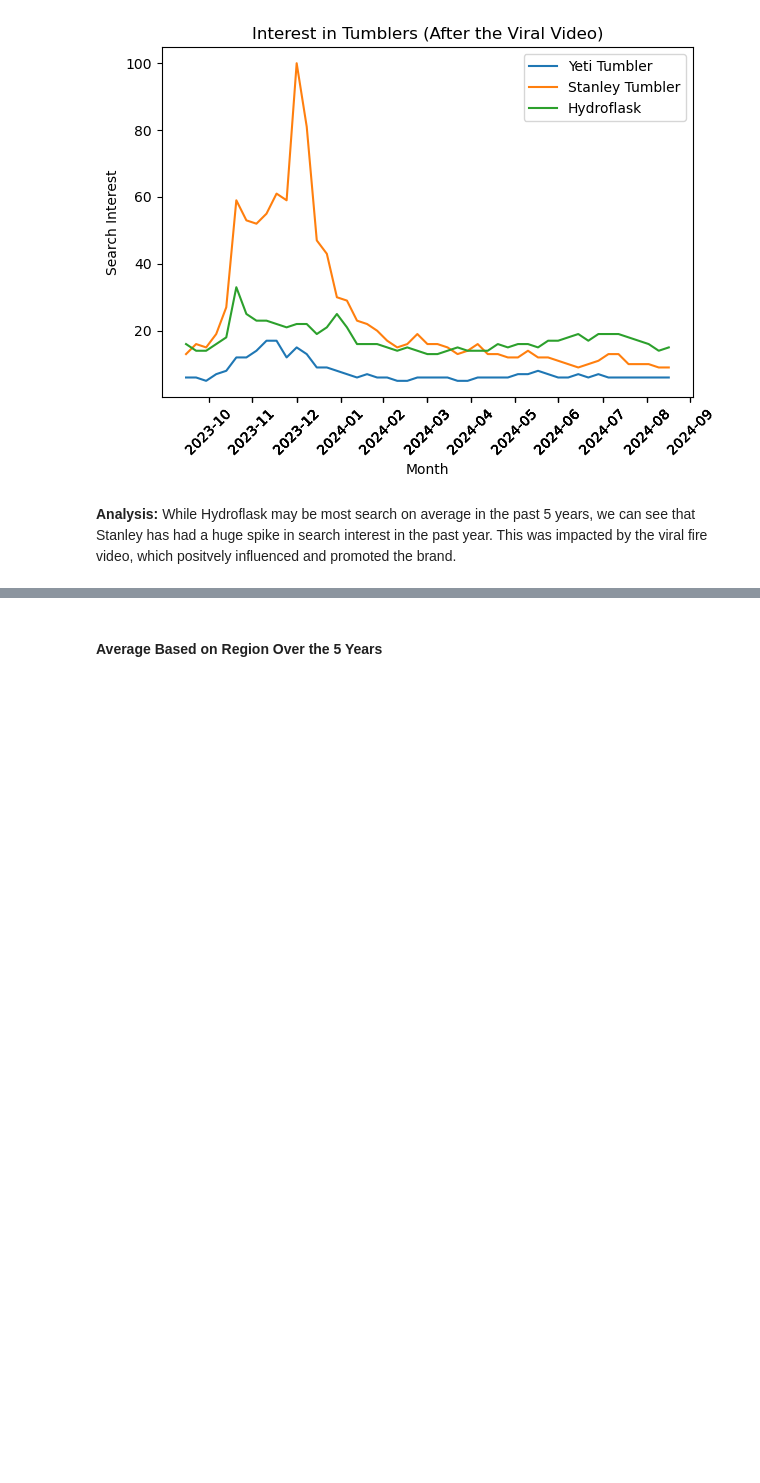
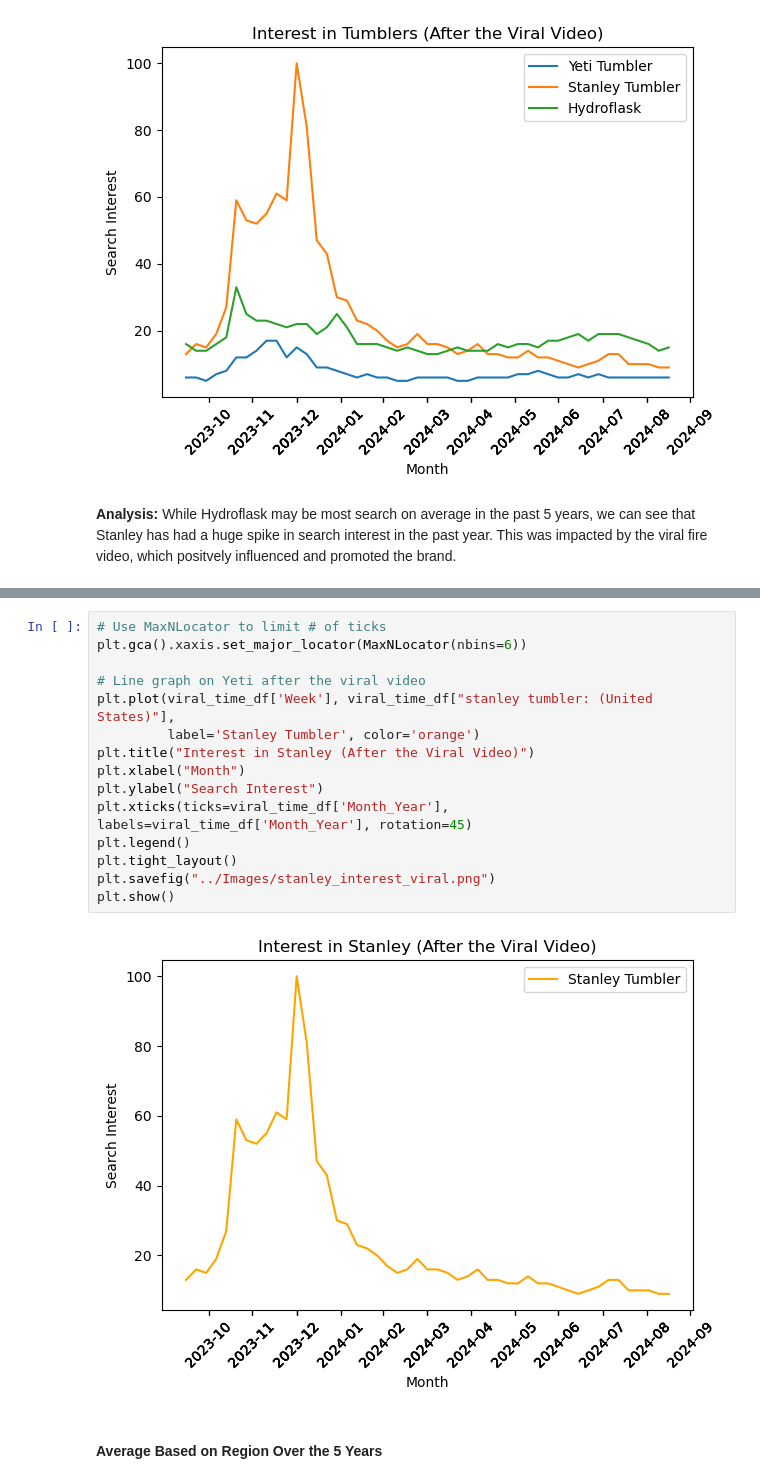
Before and after one commit to Crystal-Gonzales/Project-1, a Jupyter notebook: Tumbler/Fire-Proof Tumblers.ipynb, the cells around one changed output, grey strips where cells are left out. Saved outputs shown, nothing was run; the diff lists cells and outputs as text; blank space fills up the shorter version.

```diff
--- a/Tumbler/Fire-Proof Tumblers.ipynb
+++ b/Tumbler/Fire-Proof Tumblers.ipynb
@@ -146,3 +164,20 @@ plt.show()
+# %%
+# Use MaxNLocator to limit # of ticks
+plt.gca().xaxis.set_major_locator(MaxNLocator(nbins=6))
+
+# Line graph on Yeti after the viral video
+plt.plot(viral_time_df['Week'], viral_time_df["stanley tumbler: (United States)"],
+         label='Stanley Tumbler', color='orange')
+plt.title("Interest in Stanley (After the Viral Video)")
+plt.xlabel("Month")
+plt.ylabel("Search Interest")
+plt.xticks(ticks=viral_time_df['Month_Year'], labels=viral_time_df['Month_Year'], rotation=45)
+plt.legend()
+plt.tight_layout()
+plt.savefig("../Images/stanley_interest_viral.png")
+plt.show()
+# %% [output]
+[figure, added]
 # %% [markdown]
 #### Average Based on Region Over the 5 Years
 # %%
```
Also changed, not shown: parts of 2 cells of this notebook, 5 other files.
